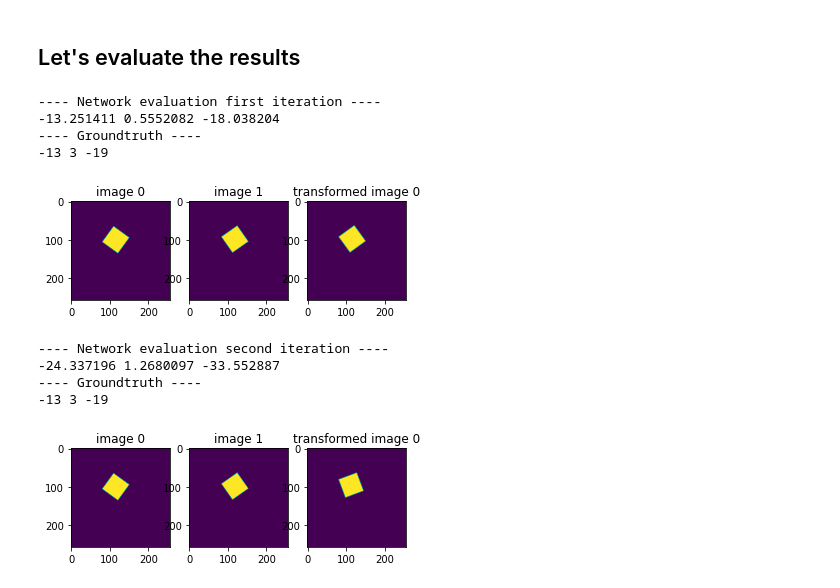
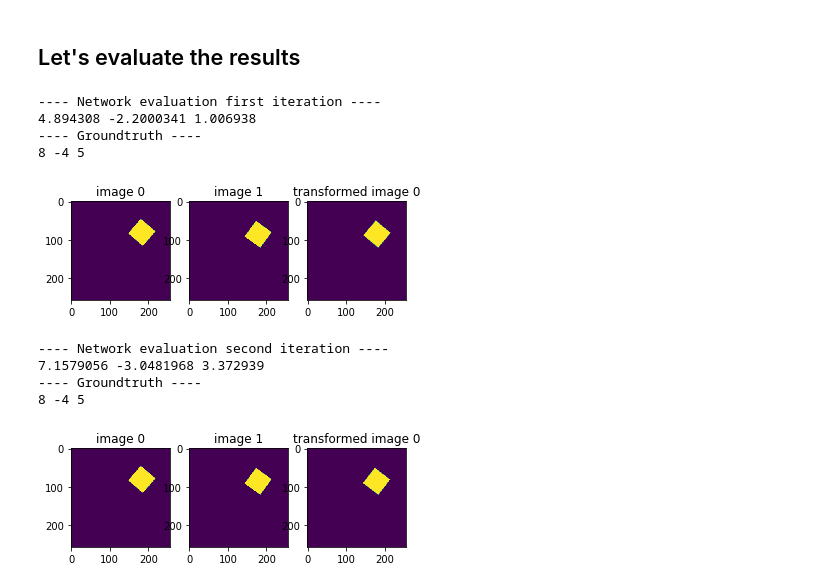
Before and after one commit to cdebeunne/uncertainties_CNN, a Jupyter notebook: regression_squares/notebook.ipynb, the cells around one changed output. Drawn from its saved outputs; the diff is of its cells as text; code cells hidden in the pictures.

```diff
--- a/regression_squares/notebook.ipynb
+++ b/regression_squares/notebook.ipynb
@@ -34,42 +35,42 @@ SquareNet(
 ## Let's evaluate the results
 # %%
 # choose an image in the dataset
-i = 456
+i = 412
 
 # let's dig into the dataset
 im0 = dataset[i][0]
 im1 = dataset[i][1]
 obs = dataset[i][2]
 x0 = dataset[i][2]['x0']
 y0 = dataset[i][2]['y0']
 angle0 = dataset[i][2]['angle0']
 delta_x, delta_y, delta_angle = dataset[i][2]['transformation']
 
 # we need to concatenate the two images as an input
 input_net = torch.cat((im0,im1),0).unsqueeze(0)
 
 print("---- Network evaluation first iteration ----")
 results = model(input_net, obs, n_iterations=2)
 delta_x_est, delta_y_est, delta_angle_est = results[f'iteration={1}']['transfo_output'][0][:].detach().numpy()
 print(delta_x_est, delta_y_est, delta_angle_est)
 print("---- Groundtruth ----")
 print(delta_x, delta_y, delta_angle)
 show_results(im0.numpy()[0,:,:], im1.numpy()[0,:,:], x0, y0, delta_x_est, delta_y_est, delta_angle_est)
 
 print("---- Network evaluation second iteration ----")
 delta_x_est, delta_y_est, delta_angle_est = results[f'iteration={2}']['transfo_output'][0][:].detach().numpy()
 print(delta_x_est, delta_y_est, delta_angle_est)
 print("---- Groundtruth ----")
 print(delta_x, delta_y, delta_angle)
 show_results(im0.numpy()[0,:,:], im1.numpy()[0,:,:], x0, y0, delta_x_est, delta_y_est, delta_angle_est)
 # %% [output]
 ---- Network evaluation first iteration ----
--13.251411 0.5552082 -18.038204
+4.894308 -2.2000341 1.006938
 ---- Groundtruth ----
--13 3 -19
+8 -4 5
-[figure, old version]
+[figure, new version]
 ---- Network evaluation second iteration ----
--24.337196 1.2680097 -33.552887
+7.1579056 -3.0481968 3.372939
 ---- Groundtruth ----
--13 3 -19
+8 -4 5
-[figure, old version]
+[figure, new version]
```
Also changed, not shown: parts of 1 cell of this notebook, 3 other files.
